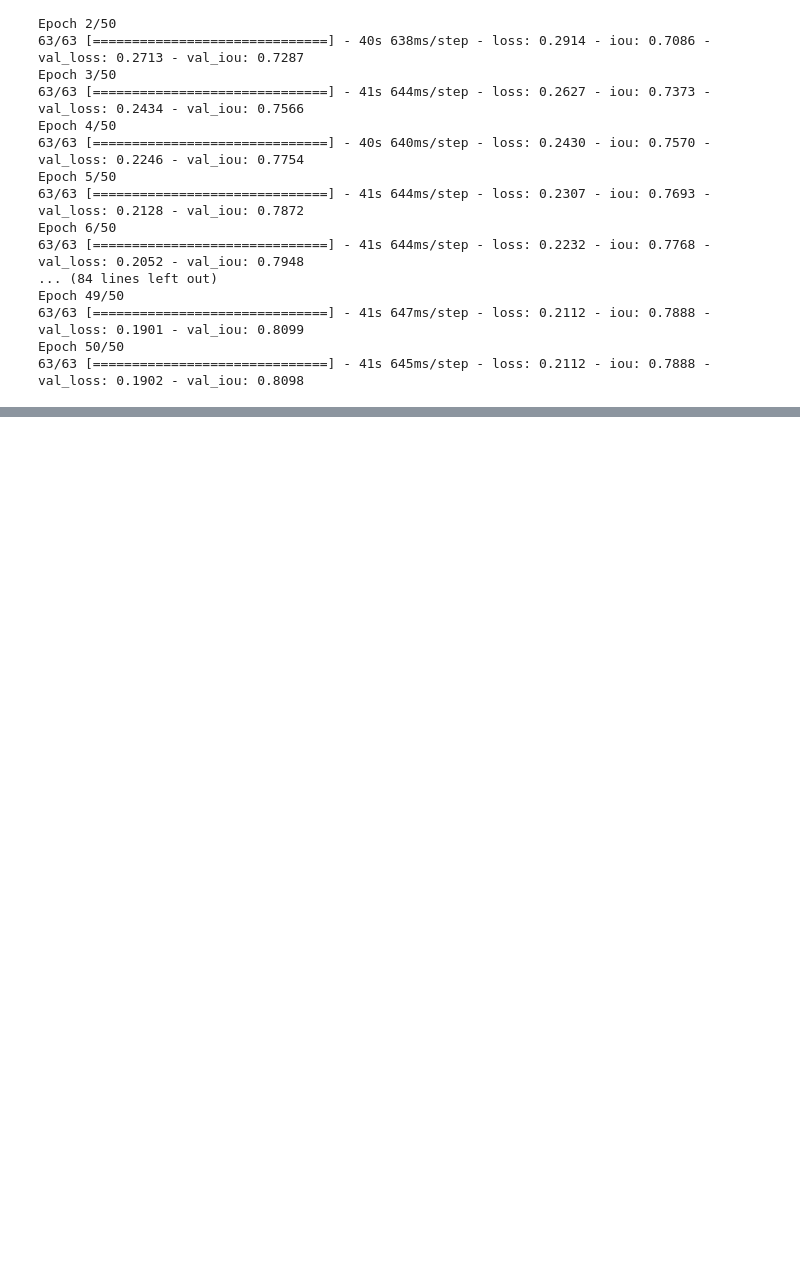
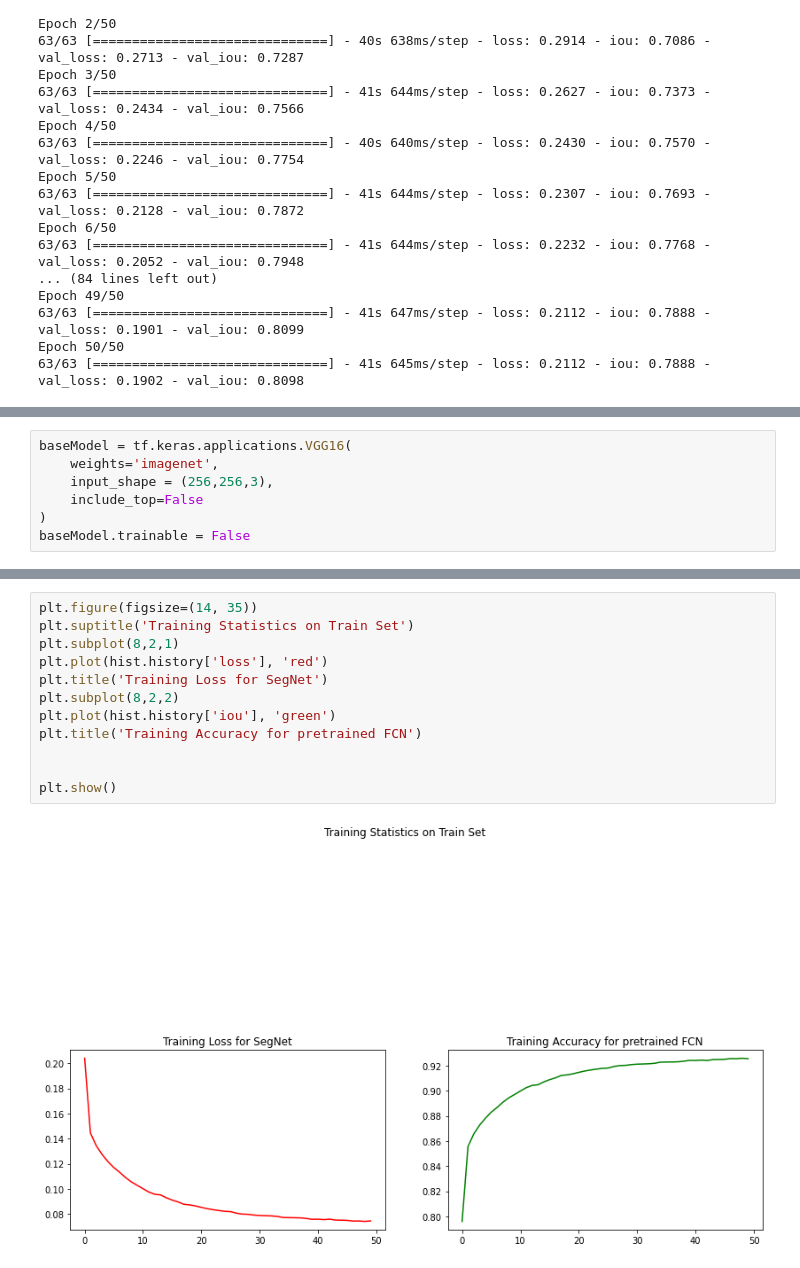
Before and after one commit to shehabKhamis/skinLesionSegmentation, a Jupyter notebook: lesionSegmentation.ipynb, the cells around one changed output, grey strips where cells are left out. Cells and saved outputs as stored; diff of their text form; blank space fills up the shorter version.

```diff
--- a/lesionSegmentation.ipynb
+++ b/lesionSegmentation.ipynb
@@ -385,0 +425,7 @@ model, hist = fcn_net(epochs_num= 5 ,learningRate = 0.003)
+# %%
+baseModel = tf.keras.applications.VGG16(
+    weights='imagenet',
+    input_shape = (256,256,3),
+    include_top=False
+)
+baseModel.trainable = False
@@ -385,0 +552,14 @@ model, hist = fcn_net(epochs_num= 5 ,learningRate = 0.003)
+# %%
+plt.figure(figsize=(14, 35))
+plt.suptitle('Training Statistics on Train Set')
+plt.subplot(8,2,1)
+plt.plot(hist.history['loss'], 'red')
+plt.title('Training Loss for SegNet')
+plt.subplot(8,2,2)
+plt.plot(hist.history['iou'], 'green')
+plt.title('Training Accuracy for pretrained FCN')
+
+
+plt.show()
+# %% [output]
+[figure, added]
```
Also changed, not shown: parts of 23 cells of this notebook.
